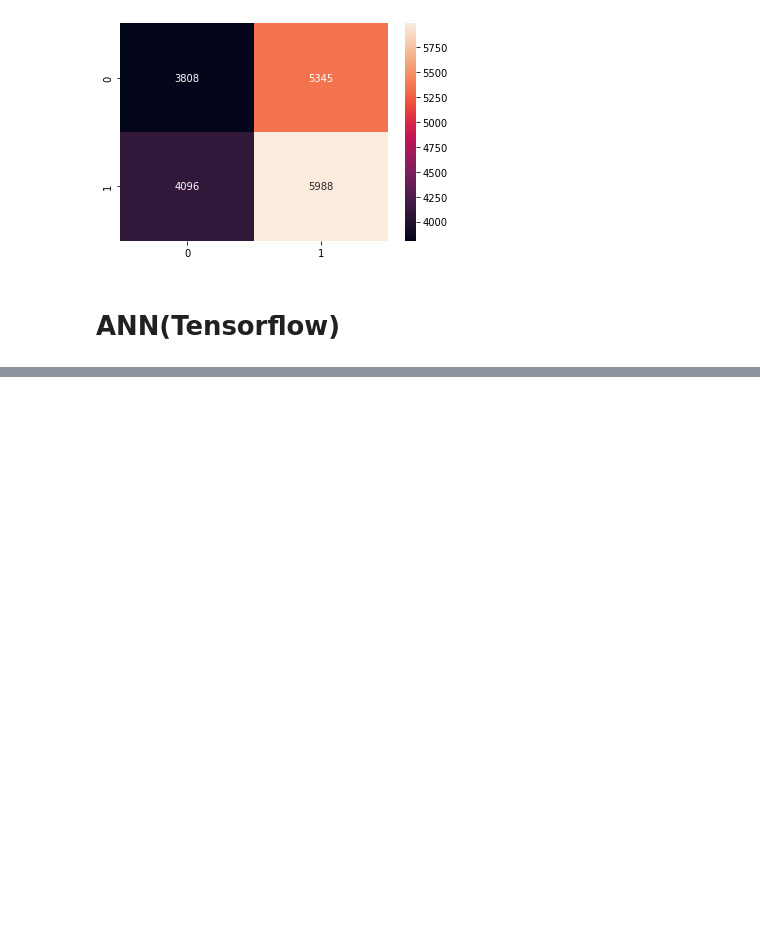
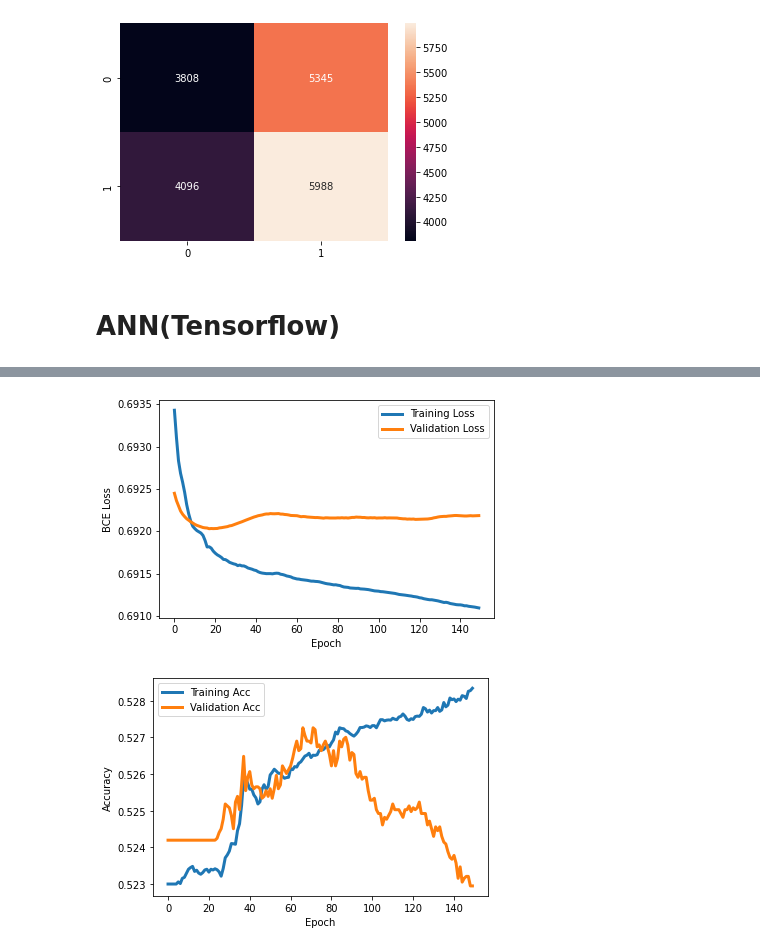
Before and after one commit to abhighosh98/Statistical-Stock-Market-Analysis, a Jupyter notebook: Statistical Analysis.ipynb, the cells around one changed output, grey strips where cells are left out. Drawn from its saved outputs; the diff is of its cells as text; code cells hidden in the pictures; blank space fills up the shorter version.

```diff
--- a/Statistical Analysis.ipynb
+++ b/Statistical Analysis.ipynb
@@ -29,6 +29,9 @@ import tensorflow as tf
 from tensorflow import keras
 from tensorflow.keras import layers
 import shap
+import torch
+from torchsummary import summary
+device = torch.device('cuda' if torch.cuda.is_available() else 'cpu')
 
 # print the JS visualization code to the notebook
 shap.initjs()
@@ -568,0 +707,17 @@ explainer = shap.KernelExplainer(f, X.iloc[:50,:])
+# %%
+plt.plot(loss_list, linewidth=3)
+plt.plot(validate_loss_list, linewidth=3)
+plt.legend(("Training Loss", "Validation Loss"))
+plt.xlabel("Epoch")
+plt.ylabel("BCE Loss")
+plt.show()
+
+plt.plot(acc_list, linewidth=3)
+plt.plot(val_acc_list, linewidth=3)
+plt.legend(("Training Acc", "Validation Acc"))
+plt.xlabel("Epoch")
+plt.ylabel("Accuracy")
+plt.show()
+# %% [output]
+[figure, added]
+[figure, added]
```
Also changed, not shown: parts of 23 cells of this notebook.
